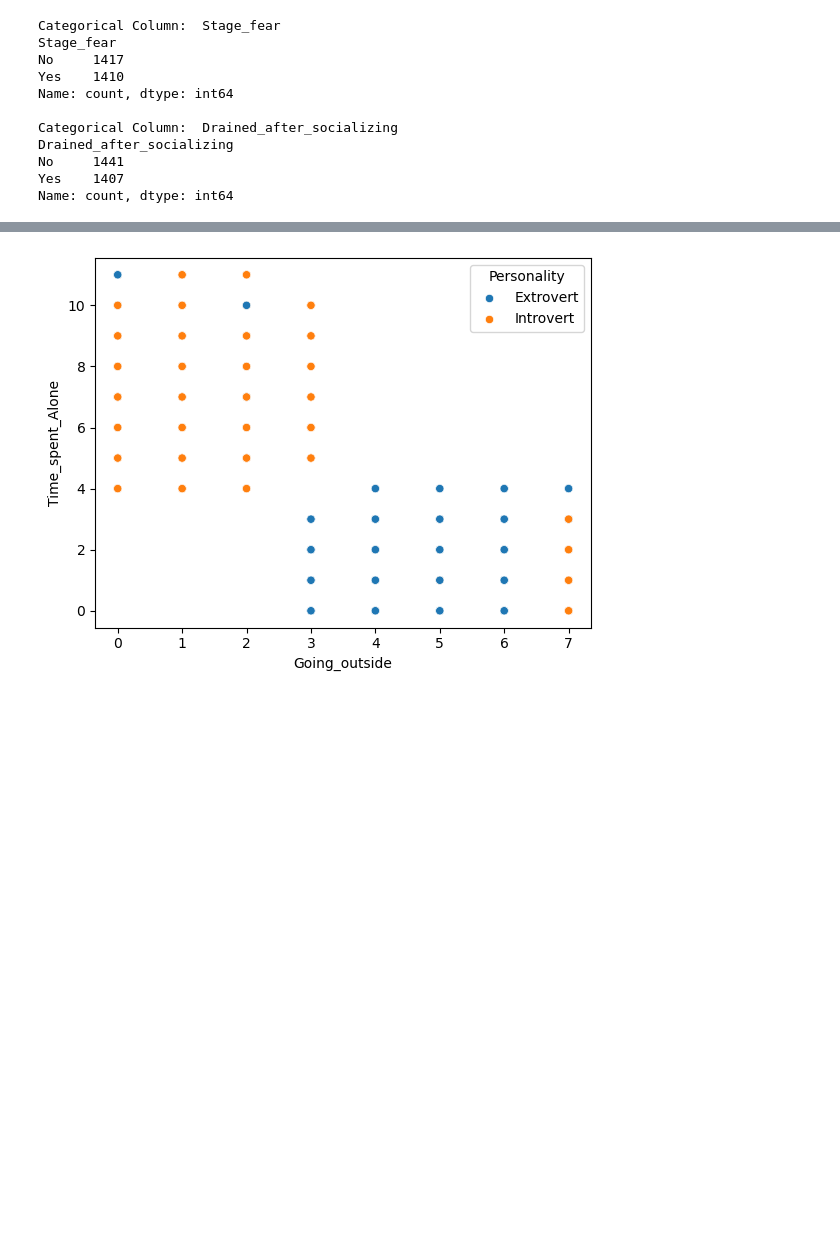
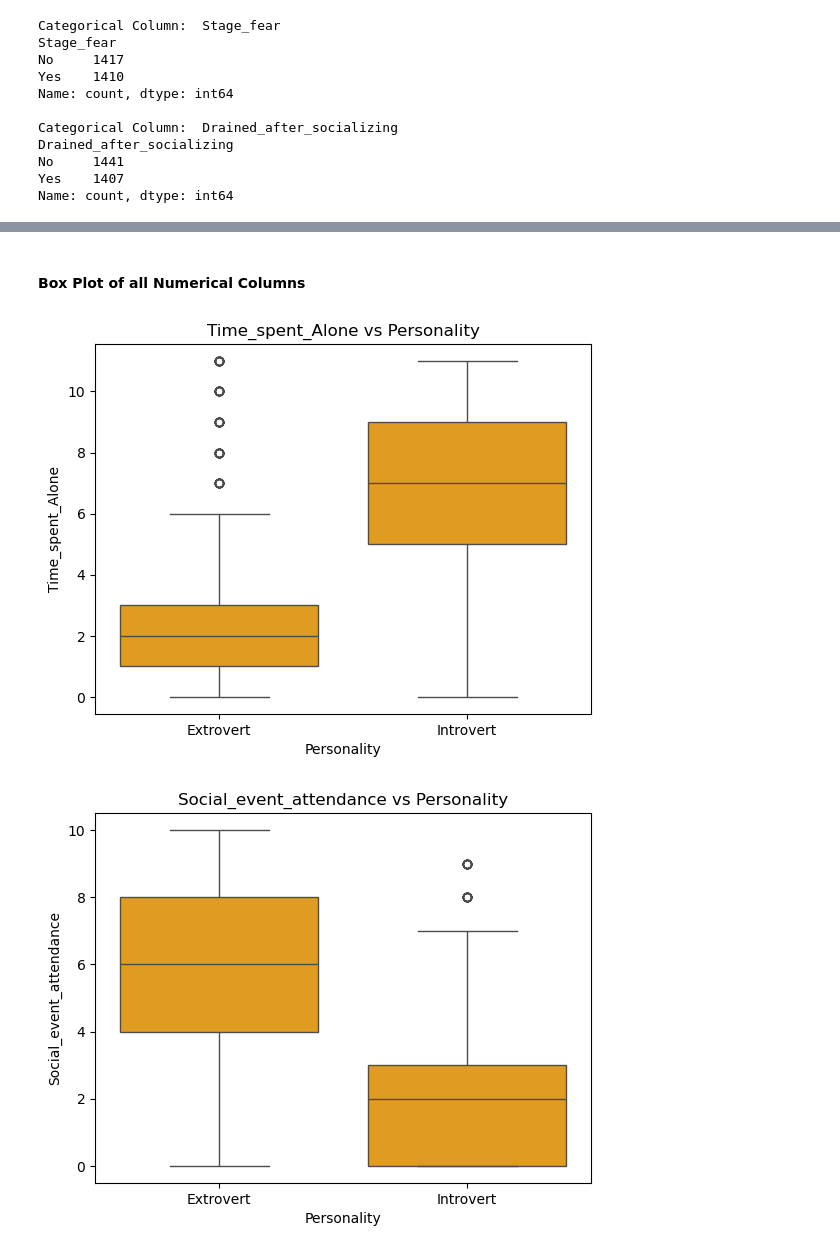
Before and after one commit to HasnainB47/Extrovert-vs-Introvert-EDA, a Jupyter notebook: sample.ipynb, the cells around one changed output, grey strips where cells are left out. Saved outputs shown, nothing was run; the diff lists cells and outputs as text; code cells hidden in the pictures; blank space fills up the shorter version.

```diff
--- a/sample.ipynb
+++ b/sample.ipynb
@@ -97,5 +112,10 @@ Name: count, dtype: int64
+# %% [markdown]
+#### Box Plot of all Numerical Columns
 # %%
-sns.scatterplot(hue="Personality",y="Time_spent_Alone",data=df,x="Going_outside")
-plt.show()
+for col in num_cols:
+    sns.boxplot(data=df, x="Personality", y=col, color="orange")
+    plt.title(f"{col} vs Personality")
+    plt.show()
 # %% [output]
-[figure, old version]
+[figure, new version]
+[figure, added]
```
Also changed, not shown: parts of 7 cells of this notebook.
